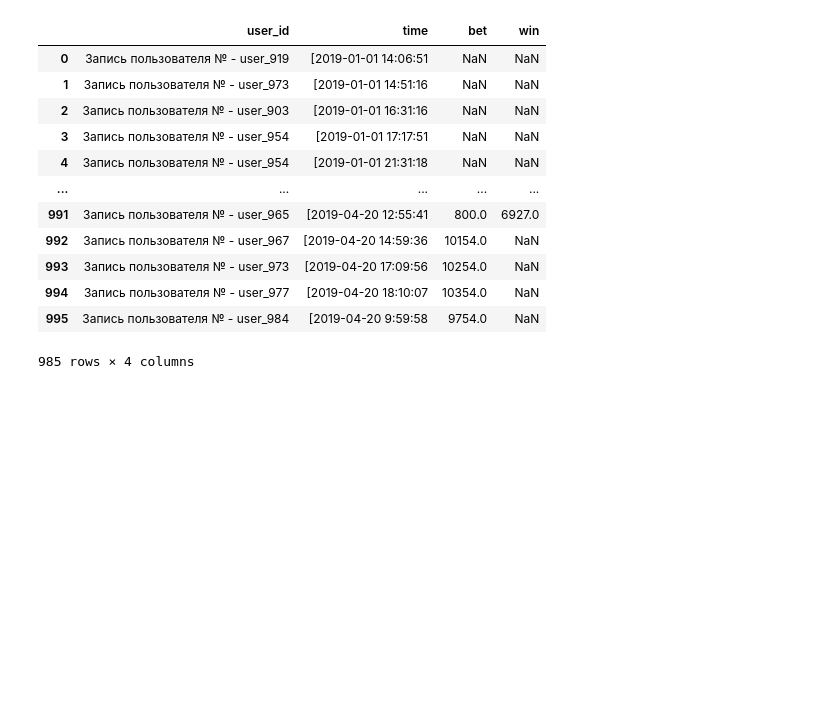
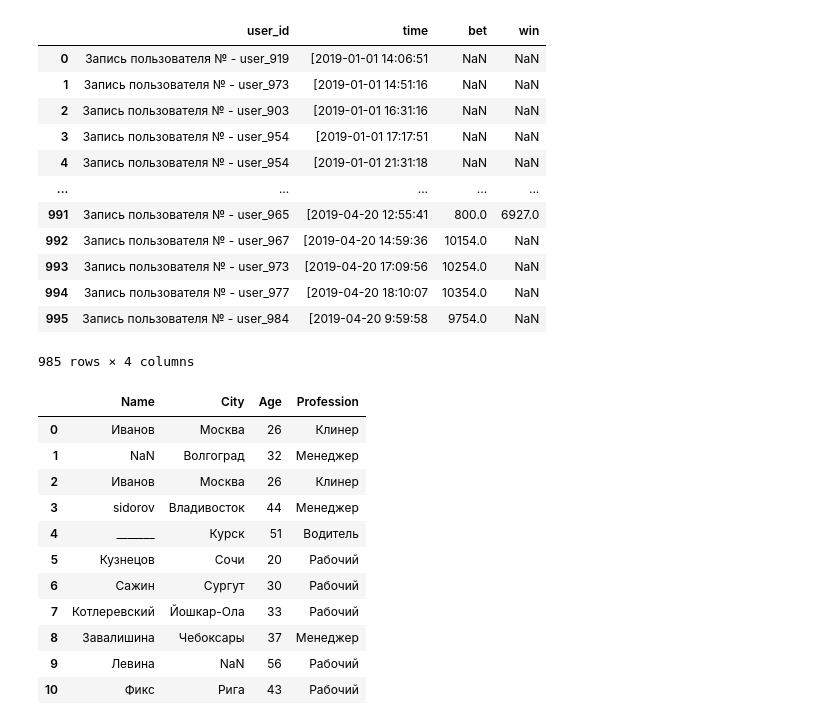
Before and after one commit to mkosterin/dscience, a Jupyter notebook: unit-1.ipynb, the cells around one changed output. Drawn from its saved outputs; the diff is of its cells as text; code cells hidden in the pictures; blank space fills up the shorter version.

```diff
--- a/unit-1.ipynb
+++ b/unit-1.ipynb
@@ -1206,3 +1206,23 @@ display(new_log)
 | 994 | Запись пользователя № - user_977 | [2019-04-20 18:10:07 | 10354.0 | NaN |
 | 995 | Запись пользователя № - user_984 | [2019-04-20 9:59:58 | 9754.0 | NaN |
 985 rows × 4 columns
+# %%
+#python-8.11.1
+import pandas as pd
+sample = pd.read_csv('bookmaker/sample.csv')
+sample2 = sample
+sample2.Age = sample2.Age.apply(lambda x: x+1)
+display(sample2)
+# %% [output]
+|  | Name | City | Age | Profession |
+| 0 | Иванов | Москва | 26 | Клинер |
+| 1 | NaN | Волгоград | 32 | Менеджер |
+| 2 | Иванов | Москва | 26 | Клинер |
+| 3 | sidorov | Владивосток | 44 | Менеджер |
+| 4 | _______ | Курск | 51 | Водитель |
+| 5 | Кузнецов | Сочи | 20 | Рабочий |
+| 6 | Сажин | Сургут | 30 | Рабочий |
+| 7 | Котлеревский | Йошкар-Ола | 33 | Рабочий |
+| 8 | Завалишина | Чебоксары | 37 | Менеджер |
+| 9 | Левина | NaN | 56 | Рабочий |
+| 10 | Фикс | Рига | 43 | Рабочий |
```
Also changed, not shown: parts of 9 cells of this notebook.
